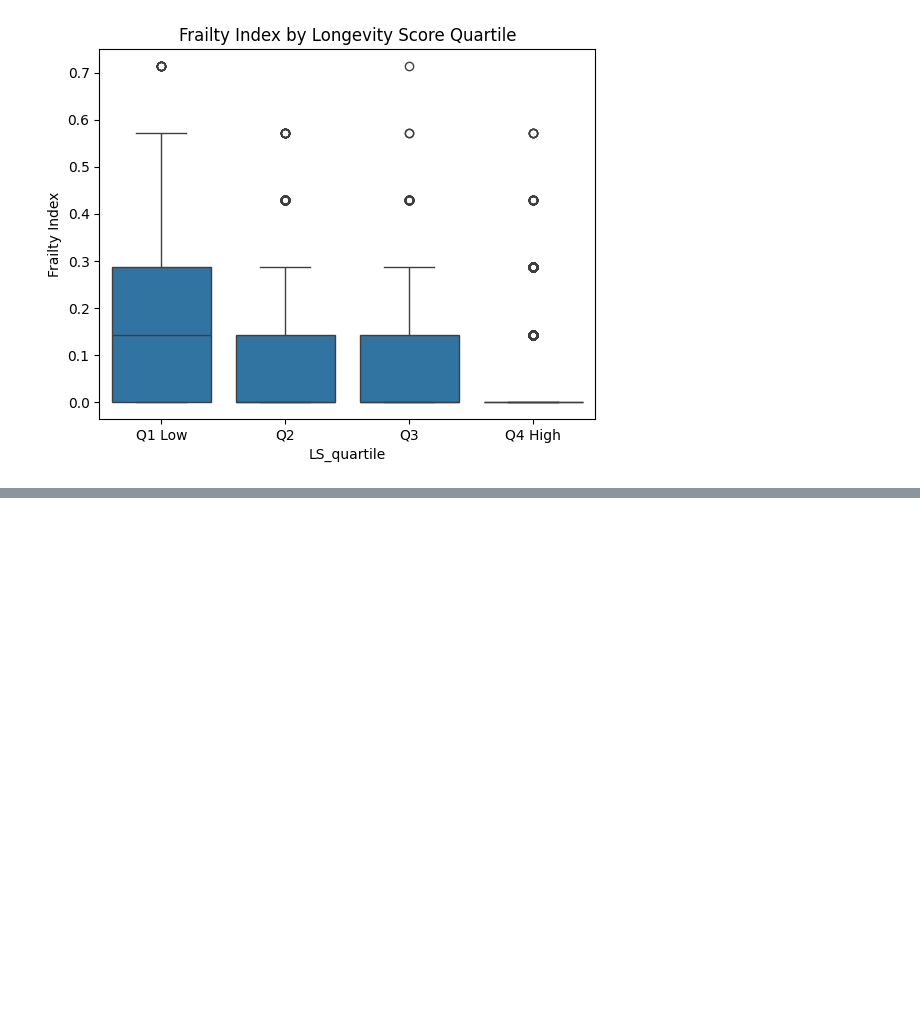
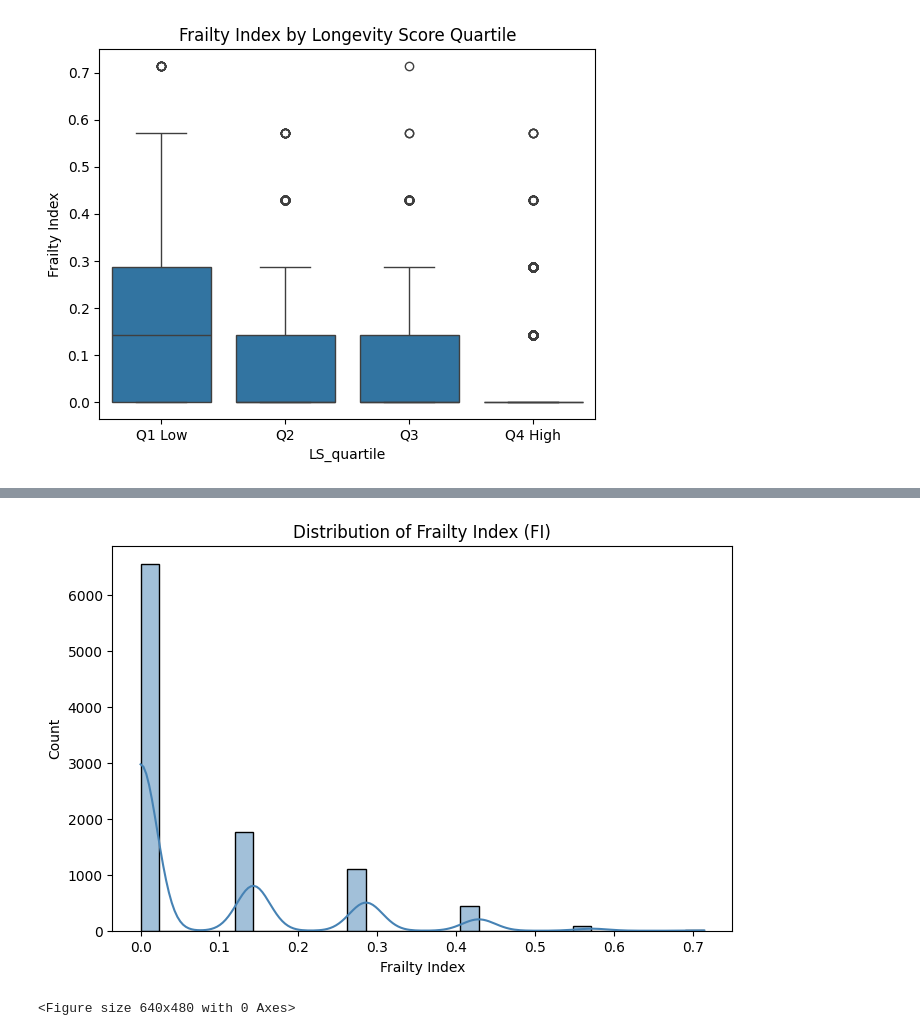
Before and after one commit to JACKMCDONNELL/quotient-health-NHANES, a Jupyter notebook: NHANES import final.ipynb, the cells around one changed output, grey strips where cells are left out. Saved outputs shown, nothing was run; the diff lists cells and outputs as text; code cells hidden in the pictures; blank space fills up the shorter version.

```diff
--- a/NHANES import final.ipynb
+++ b/NHANES import final.ipynb
@@ -1235,0 +1270,8 @@ q1_top
+# %%
+# saving
+# df_val.to_pickle("df_val.pkl")
+
+# to load
+import pandas as pd
+
+df_val = pd.read_pickle("df_val.pkl")
@@ -1235,0 +1501,21 @@ q1_top
+# %%
+# assess distribution of frailty index
+import matplotlib.pyplot as plt
+import seaborn as sns
+
+plt.figure(figsize=(8,5))
+sns.histplot(df_val["frailty_index"].dropna(),
+             bins=30,
+             kde=True,
+             color="steelblue")
+
+plt.title("Distribution of Frailty Index (FI)")
+plt.xlabel("Frailty Index")
+plt.ylabel("Count")
+
+plt.show()
+
+plt.savefig("fig_fi_hist.png", dpi=300, bbox_inches="tight")
+# %% [output]
+[figure, added]
+<Figure size 640x480 with 0 Axes>
```
Also changed, not shown: parts of 7 cells of this notebook, 10 other files.
